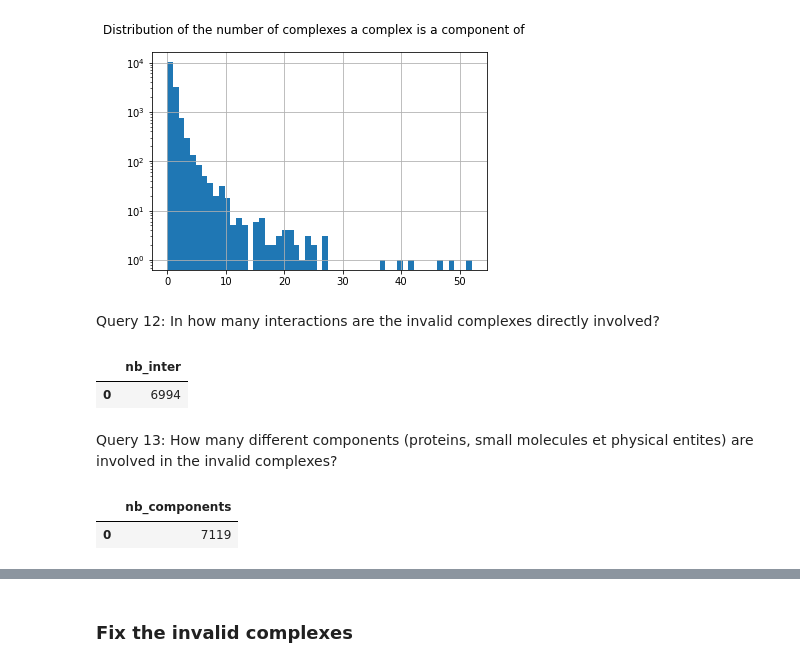
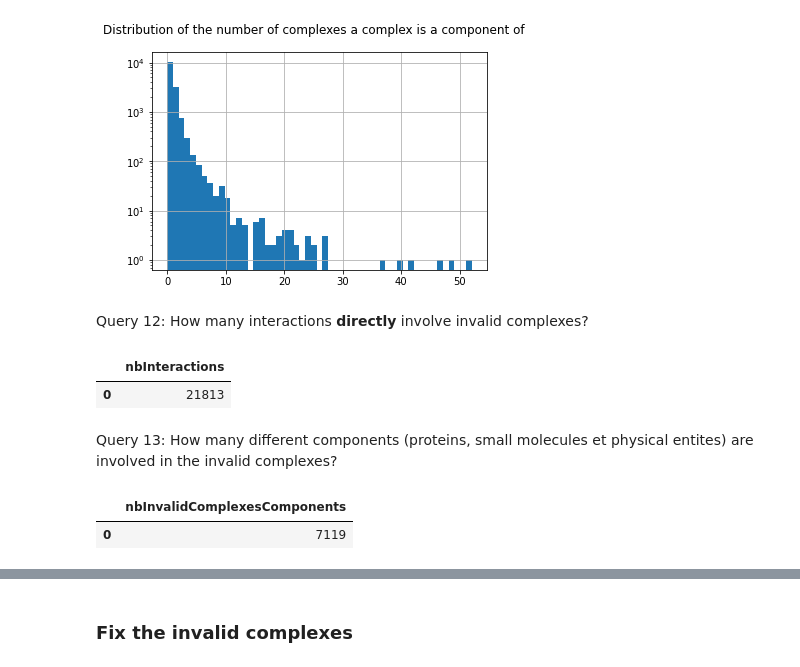
Before and after one commit to cjuigne/non_conformities_detection_biopax, a Jupyter notebook: detect_fix_invalid_complexes_biopax.ipynb, the cells around one changed output, grey strips where cells are left out. Drawn from its saved outputs; the diff is of its cells as text; code cells hidden in the pictures.

```diff
--- a/detect_fix_invalid_complexes_biopax.ipynb
+++ b/detect_fix_invalid_complexes_biopax.ipynb
@@ -413,54 +410,55 @@ plt.suptitle("Distribution of the number of complexes a complex is a component o
 Text(0.5, 0.98, 'Distribution of the number of complexes a complex is a component of')
 [figure]
 # %% [markdown]
-Query 12: In how many interactions are the invalid complexes directly involved? <a class="anchor" id="query12"></a>
+Query 12: How many interactions **directly** involve invalid complexes? <a class="anchor" id="query12"></a>
 # %%
 ## CJ
 query="""
 #5734 invalid complexes, composed of 7119 molecules (proteins, smallmolecules et physicalentites)
-SELECT (COUNT(DISTINCT ?interaction) AS ?nb_inter)
+SELECT (COUNT(DISTINCT ?interaction) AS ?nbInteractions)
 WHERE {
-  ?complex rdf:type bp3:Complex .
-  ?complex bp3:component ?complexComponent .
-  ?complexComponent rdf:type bp3:Complex .
-  ?complexComponent bp3:component ?someComplexComponentComponent .
+  ?invalidComplex rdf:type bp3:Complex .
+  ?invalidComplex bp3:component ?invalidComplexComponent .
+  ?invalidComplexComponent rdf:type bp3:Complex .
+  ?invalidComplexComponent bp3:component ?componentOfInvalidComplexComponent .
 
   ?rel rdfs:subPropertyOf* bp3:participant .
   ?interaction ?rel ?complex .
 
 }"""
 
 df = sparqldataframe.query(endpointURL, prefixes+query)
 df
 # %% [output]
-|  | nb_inter |
-| 0 | 6994 |
+|  | nbInteractions |
+| 0 | 21813 |
 # %% [markdown]
 Query 13: How many different components (proteins, small molecules et physical entites) are involved in the invalid complexes? <a class="anchor" id="query13"></a>
 # %%
 ## CJ
 query="""
 #5734 invalid complexes, composed of 7119 molecules (proteins, smallmolecules et physicalentites)
-SELECT (COUNT(DISTINCT ?comp) AS ?nb_components)
+SELECT (COUNT(DISTINCT ?leafComponent) AS ?nbInvalidComplexesComponents)
 WHERE {
-  ?complex rdf:type bp3:Complex .
-  ?complex bp3:component ?complexComponent .
-  ?complexComponent rdf:type bp3:Complex .
-  ?complexComponent bp3:component ?someComplexComponentComponent .
+  ?invalidComplex rdf:type bp3:Complex .
+  ?invalidComplex bp3:component ?invalidComplexComponent .
+  ?invalidComplexComponent rdf:type bp3:Complex .
+  ?invalidComplexComponent bp3:component ?someComplexComponentComponent .
 
-  ?complex bp3:component+ ?comp .
+  ?invalidComplex bp3:component+ ?leafComponent .
 
-  FILTER NOT EXISTS {  ?comp rdf:type bp3:Complex .}
-  FILTER NOT EXISTS {  ?comp rdf:type bp3:Rna .}
-  FILTER NOT EXISTS {  ?comp rdf:type bp3:Dna .}
-  FILTER NOT EXISTS {  ?comp rdf:type bp3:Degradation .}
-  FILTER NOT EXISTS {  ?comp rdf:type bp3:BiochemicalReaction .}
-  FILTER NOT EXISTS {  ?comp rdf:type bp3:TemplateReaction .}
+  FILTER NOT EXISTS {  ?leafComponent rdf:type bp3:Complex .}
+  FILTER NOT EXISTS {  ?leafComponent rdf:type bp3:Rna .}
+  FILTER NOT EXISTS {  ?leafComponent rdf:type bp3:Dna .}
+  FILTER NOT EXISTS {  ?leafComponent rdf:type bp3:Degradation .}
+  FILTER NOT EXISTS {  ?leafComponent rdf:type bp3:BiochemicalReaction .}
+  FILTER NOT EXISTS {  ?leafComponent rdf:type bp3:TemplateReaction .}
 
-}"""
+}
+"""
 
 df = sparqldataframe.query(endpointURL, prefixes+query)
 df
 # %% [output]
-|  | nb_components |
+|  | nbInvalidComplexesComponents |
 | 0 | 7119 |
```
Also changed, not shown: parts of 35 cells of this notebook.
